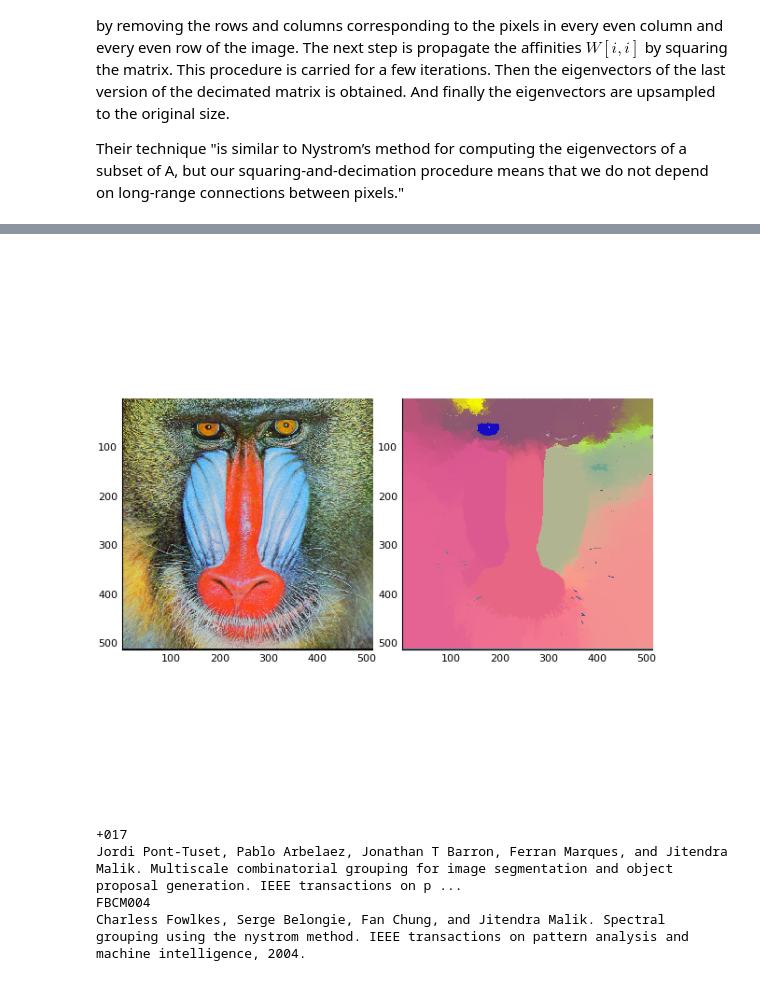
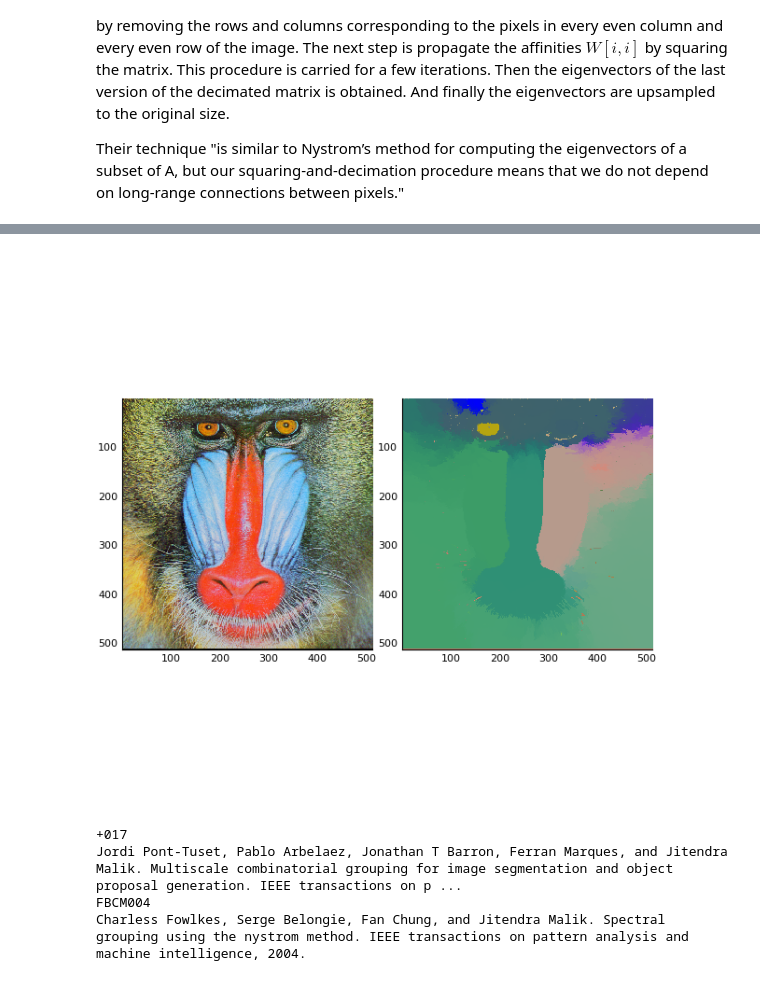
Before and after one commit to lucianolorenti/SpectralClustering.jl, a Jupyter notebook: docs/notebooks/Approximate Embedding.ipynb, the cells around one changed output, grey strips where cells are left out. Saved outputs shown, nothing was run; the diff lists cells and outputs as text; code cells hidden in the pictures.

```diff
--- a/docs/notebooks/Approximate Embedding.ipynb
+++ b/docs/notebooks/Approximate Embedding.ipynb
@@ -85,8 +85,9 @@ Their technique "is similar to Nystrom’s method for computing the eigenvectors
 # %%
 using Clustering, Images, TestImages, SpectralClustering,Distances,Extras, Plots, LightGraphs
 pyplot()
-function weight(i::Integer,j::Vector{<:Integer},pixel_i, neighbors_data)
-    return vec(prod(exp.(-abs.(pixel_i[3:5].-neighbors_data[3:5,:])./(2*0.1^2)),1))
+function w(i::Integer, j::Vector{<:Integer}, pixel_j::Vector, neighbors_data::Matrix)
+    col_sim = exp.(-(Distances.colwise(SqEuclidean(),pixel_j[3:5], neighbors_data[3:5,:])) / (2*(0.6^2)))
+    return col_sim
 end
 img          = testimage("mandrill");
 nconfig      = PixelNeighborhood(2);
@@ -105,4 +104,4 @@ WARNING: replacing docs for 'SpectralClustering.embedding :: Tuple{SpectralClust
-[figure, old version]
+[figure, new version]
 # %%
 using DocUtils
 display("text/html",bibliography(["pont2017multiscale", "fowlkes2004spectral"]))
```
Also changed, not shown: parts of 1 cell of this notebook, 11 other files.
